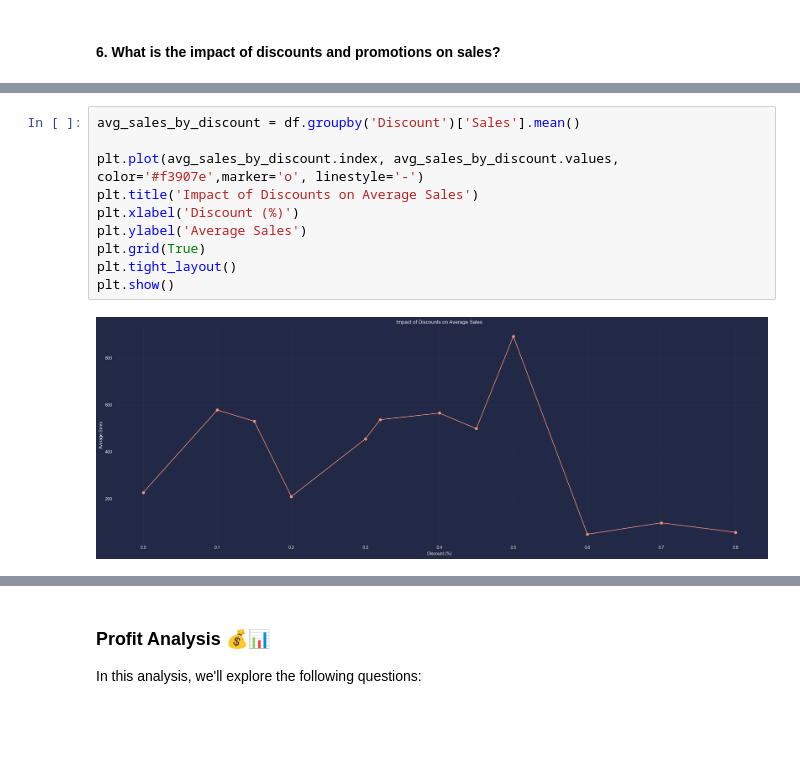
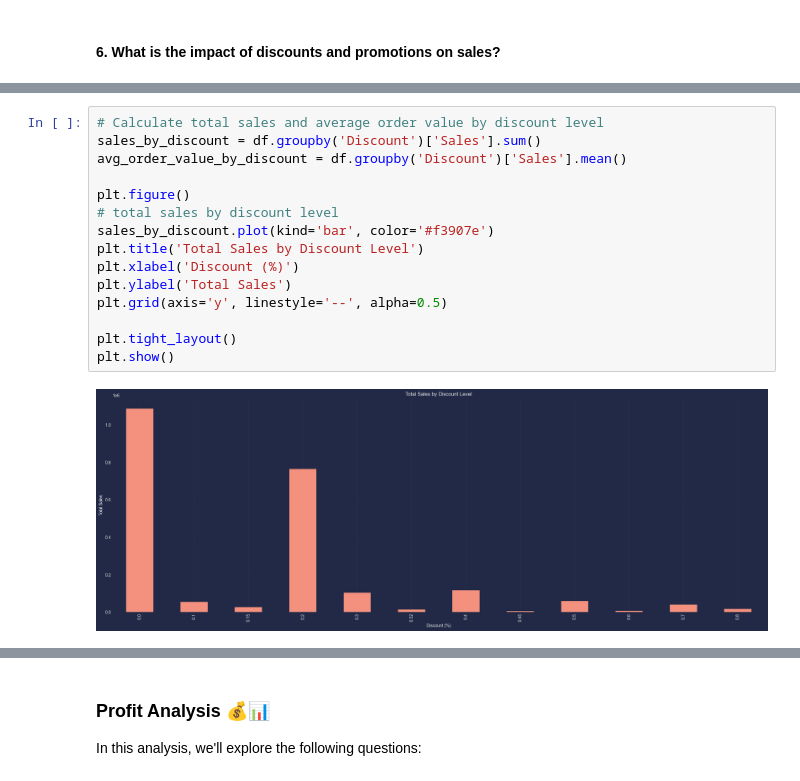
Before and after one commit to MahmoudNamNam/Data-Analysis-Projects, a Jupyter notebook: SuperStore/SuperStore.ipynb, the cells around one changed output, grey strips where cells are left out. Cells and saved outputs as stored; diff of their text form; blank space fills up the shorter version.

```diff
--- a/SuperStore/SuperStore.ipynb
+++ b/SuperStore/SuperStore.ipynb
@@ -402,12 +382,17 @@ plt.show()
 # %%
-avg_sales_by_discount = df.groupby('Discount')['Sales'].mean()
+# Calculate total sales and average order value by discount level
+sales_by_discount = df.groupby('Discount')['Sales'].sum()
+avg_order_value_by_discount = df.groupby('Discount')['Sales'].mean()
 
-plt.plot(avg_sales_by_discount.index, avg_sales_by_discount.values, color='#f3907e',marker='o', linestyle='-')
-plt.title('Impact of Discounts on Average Sales')
+plt.figure()
+# total sales by discount level
+sales_by_discount.plot(kind='bar', color='#f3907e')
+plt.title('Total Sales by Discount Level')
 plt.xlabel('Discount (%)')
-plt.ylabel('Average Sales')
-plt.grid(True)
+plt.ylabel('Total Sales')
+plt.grid(axis='y', linestyle='--', alpha=0.5)
+
 plt.tight_layout()
 plt.show()
 # %% [output]
-[figure, old version]
+[figure, new version]
```
Also changed, not shown: parts of 30 cells of this notebook, 1 other file.
